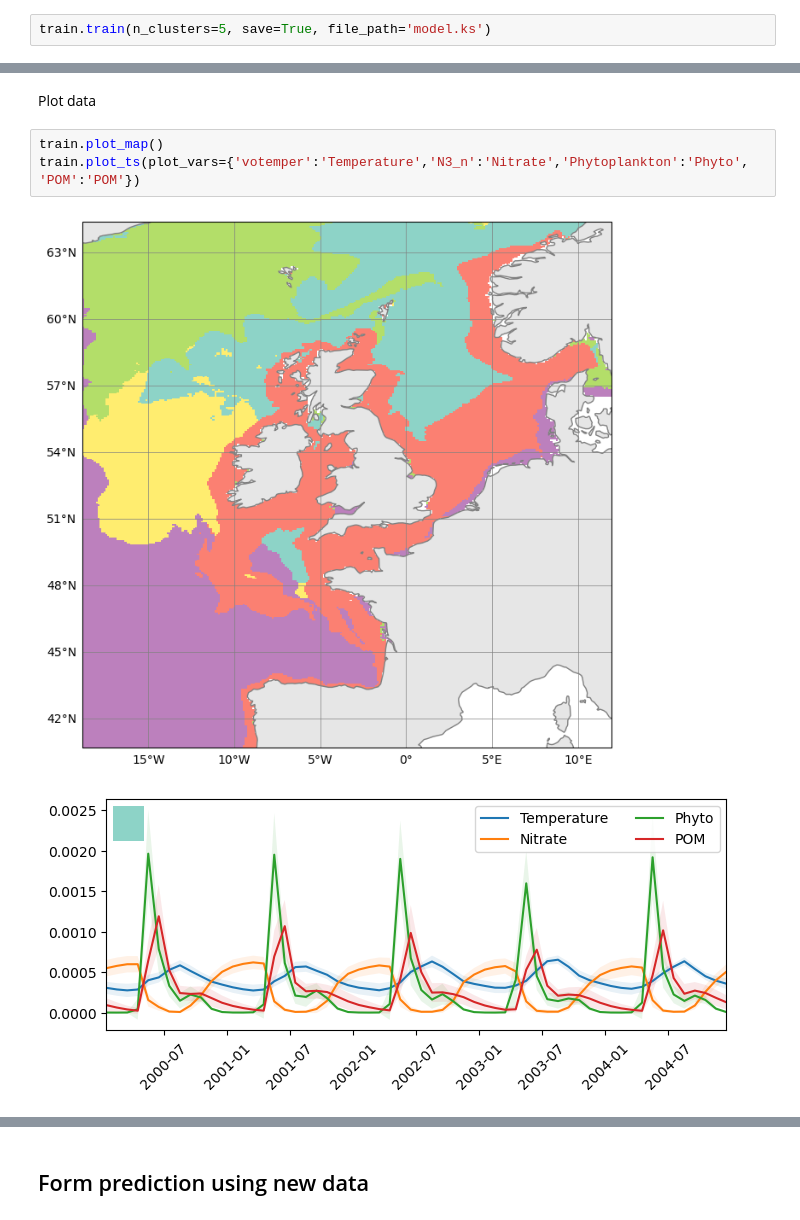
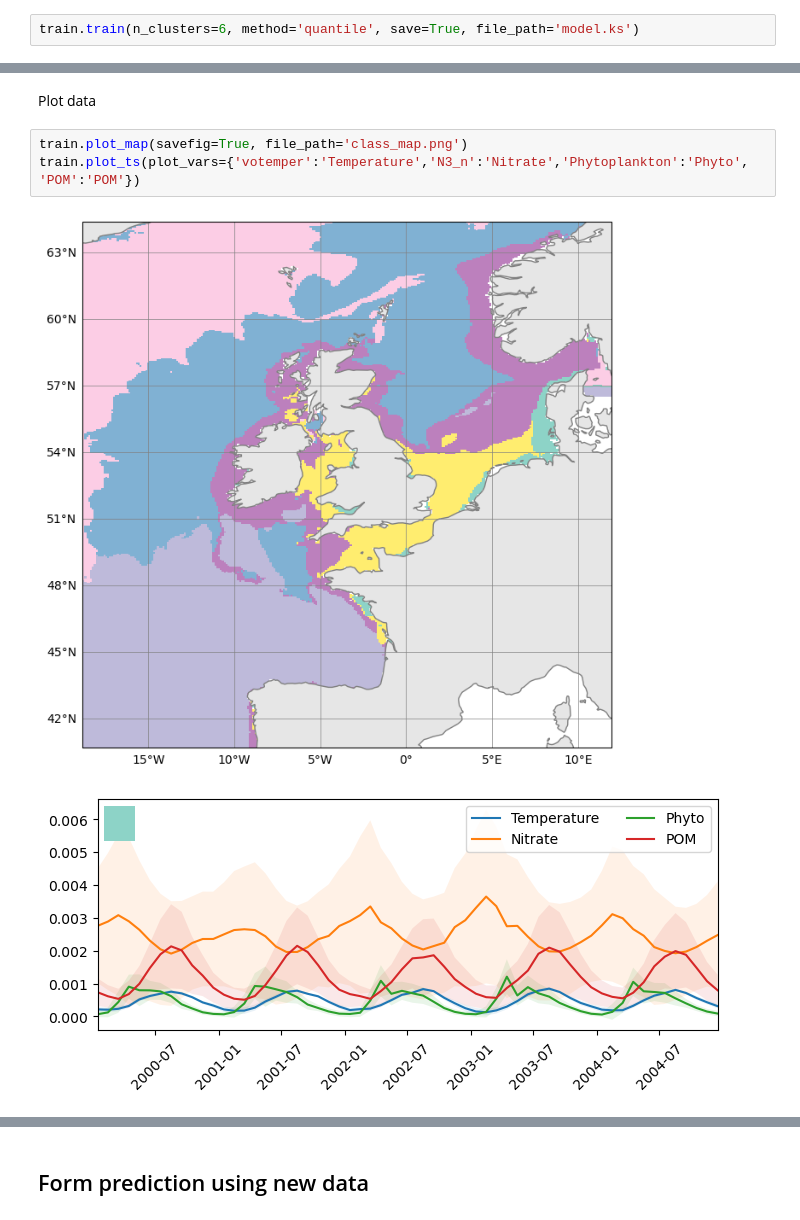
Before and after one commit to pmlmodelling/ModelViz, a Jupyter notebook: example_notebook.ipynb, the cells around one changed output, grey strips where cells are left out. Saved outputs shown, nothing was run; the diff lists cells and outputs as text.

Commit message:
Added quantile initialisation for training

```diff
--- a/example_notebook.ipynb
+++ b/example_notebook.ipynb
@@ -45,5 +45,5 @@ Make the dataset by reshaping the data into the form needed
 train.make_tsds()
 # %% [markdown]
 Fit the model (can take some time) and save
-# %%
-train.train(n_clusters=5, save=True, file_path='model.ks')
+# %%
+train.train(n_clusters=6, method='quantile', save=True, file_path='model.ks')
@@ -58,8 +76,8 @@ train.get_cluster_info(save=True, file_path='trained_clusters.nc')
 # %% [markdown]
 Plot data
 # %%
-train.plot_map()
+train.plot_map(savefig=True, file_path='class_map.png')
 train.plot_ts(plot_vars={'votemper':'Temperature','N3_n':'Nitrate','Phytoplankton':'Phyto', 'POM':'POM'})
 # %% [output]
-[figure, old version]
+[figure, new version]
-[figure, old version]
+[figure, new version]
```
Also changed, not shown: parts of 8 cells of this notebook, 1 other file.
